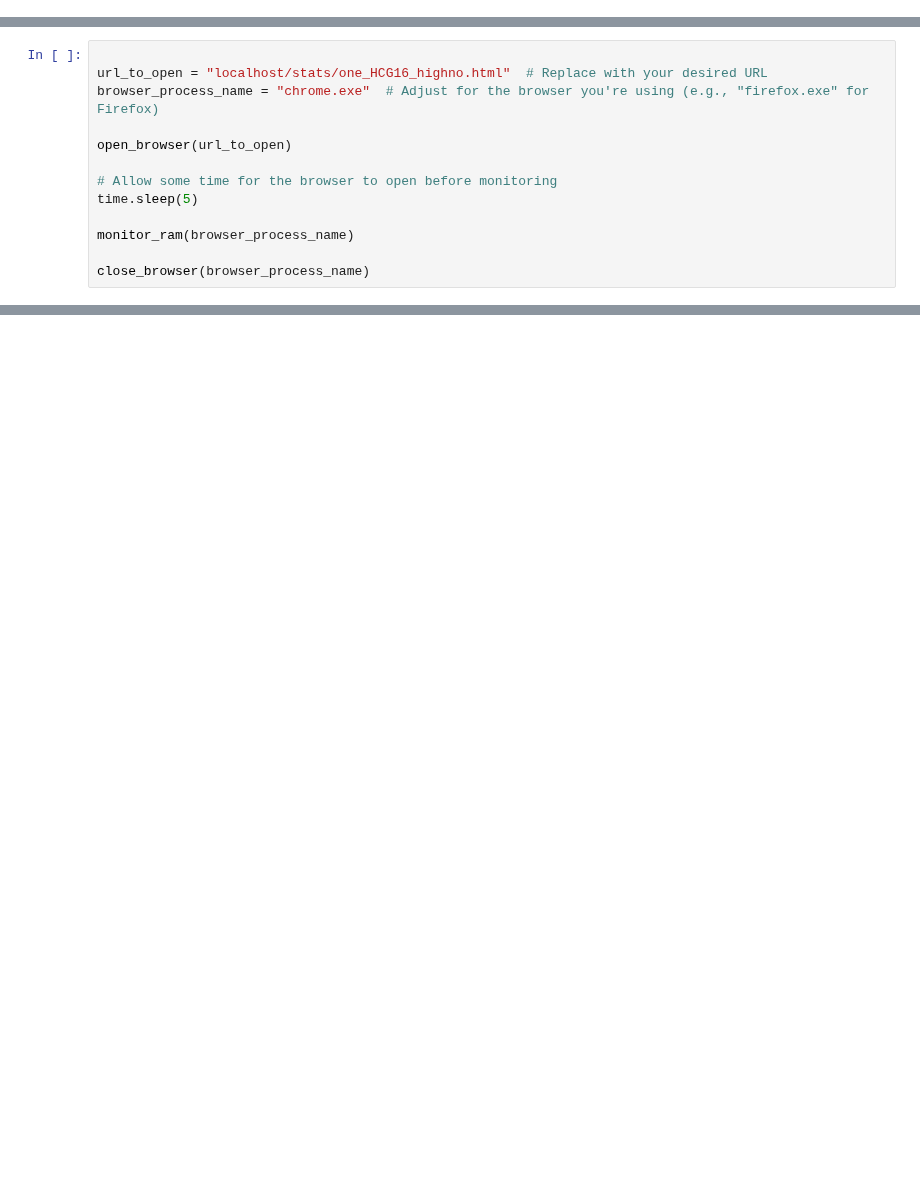
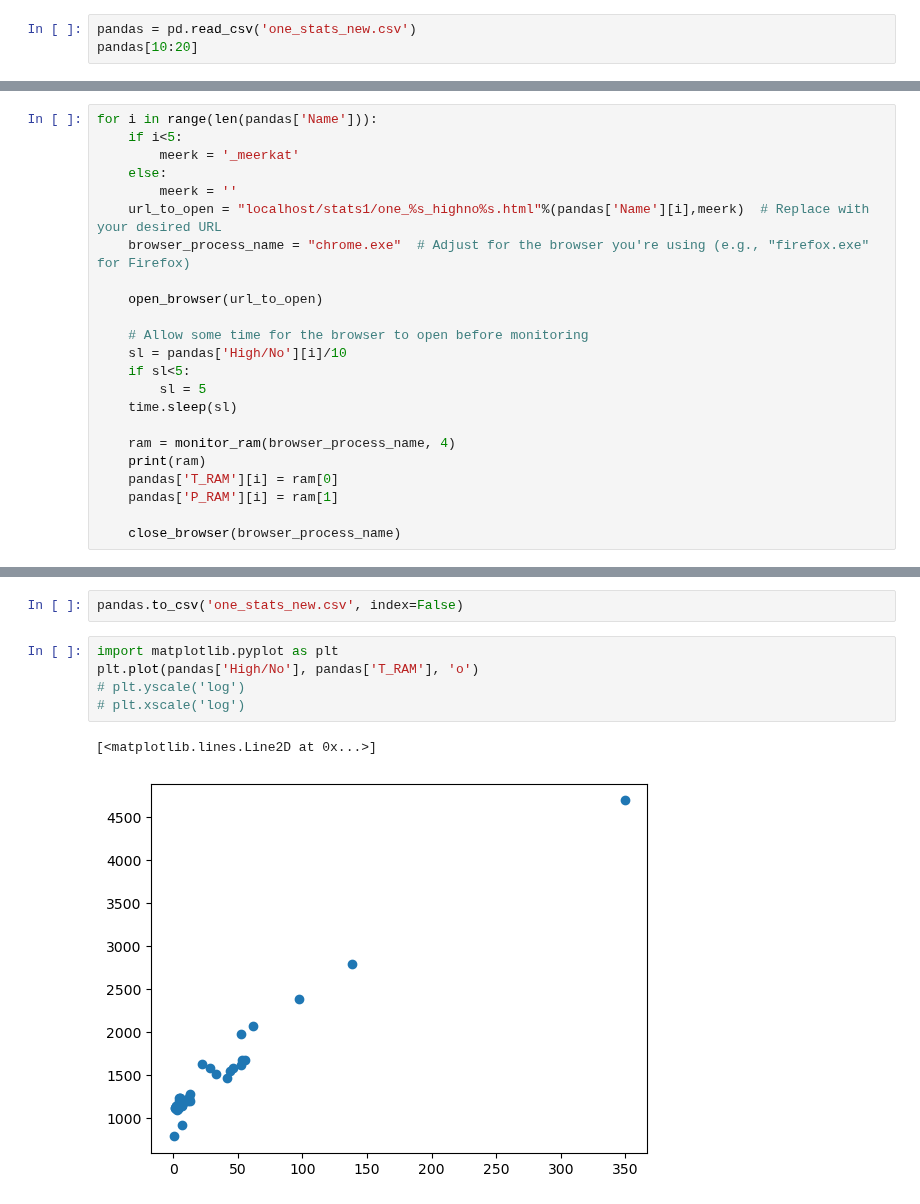
Before and after one commit to ixakalabadie/ViSL3D, a Jupyter notebook: run_browser.ipynb, the cells around one changed output, grey strips where cells are left out. Saved outputs shown, nothing was run; the diff lists cells and outputs as text; blank space fills up the shorter version.

```diff
--- a/run_browser.ipynb
+++ b/run_browser.ipynb
@@ -30,3 +38,6 @@ def close_browser(process_name):
                 print(f"Browser with PID {pid} terminated.")
             except psutil.NoSuchProcess:
                 pass
+# %%
+pandas = pd.read_csv('one_stats_new.csv')
+pandas[10:20]
@@ -33,14 +81,24 @@ def close_browser(process_name):
 # %%
+for i in range(len(pandas['Name'])):
+    if i<5:
+        meerk = '_meerkat'
+    else:
+        meerk = ''
+    url_to_open = "localhost/stats1/one_%s_highno%s.html"%(pandas['Name'][i],meerk)  # Replace with your desired URL
+    browser_process_name = "chrome.exe"  # Adjust for the browser you're using (e.g., "firefox.exe" for Firefox)
 
-url_to_open = "localhost/stats/one_HCG16_highno.html"  # Replace with your desired URL
-browser_process_name = "chrome.exe"  # Adjust for the browser you're using (e.g., "firefox.exe" for Firefox)
+    open_browser(url_to_open)
 
-open_browser(url_to_open)
+    # Allow some time for the browser to open before monitoring
+    sl = pandas['High/No'][i]/10
+    if sl<5:
+        sl = 5
+    time.sleep(sl)
 
-# Allow some time for the browser to open before monitoring
-time.sleep(5)
+    ram = monitor_ram(browser_process_name, 4)
+    print(ram)
+    pandas['T_RAM'][i] = ram[0]
+    pandas['P_RAM'][i] = ram[1]
 
-monitor_ram(browser_process_name)
-
-close_browser(browser_process_name)
+    close_browser(browser_process_name)
 # %% [output]
@@ -63,0 +167,10 @@ Browser with PID 30732 terminated.
+# %%
+pandas.to_csv('one_stats_new.csv', index=False)
+# %%
+import matplotlib.pyplot as plt
+plt.plot(pandas['High/No'], pandas['T_RAM'], 'o')
+# plt.yscale('log')
+# plt.xscale('log')
+# %% [output]
+[<matplotlib.lines.Line2D at 0x...>]
+[figure, added]
```
Also changed, not shown: parts of 6 cells of this notebook, 5 other files.
